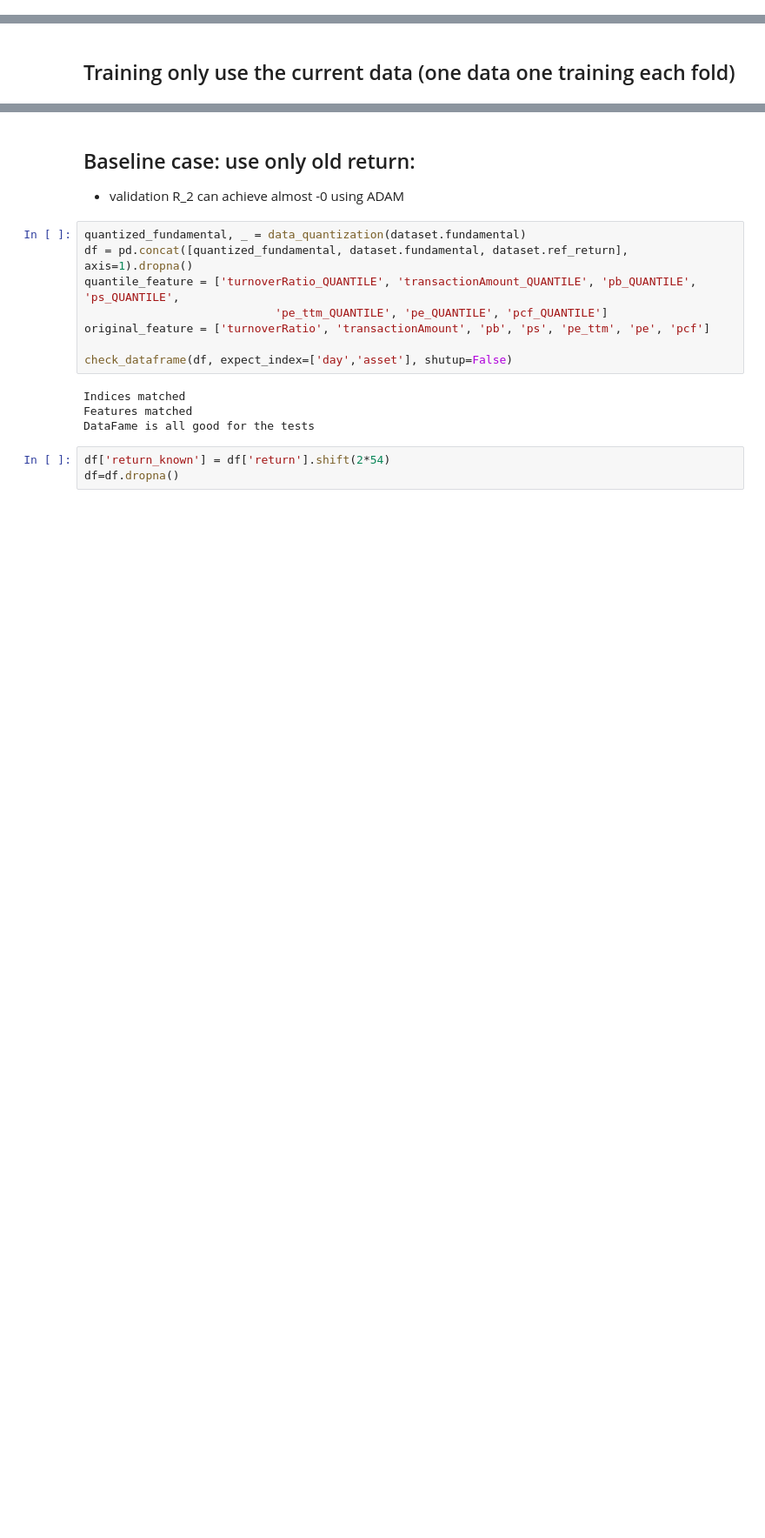
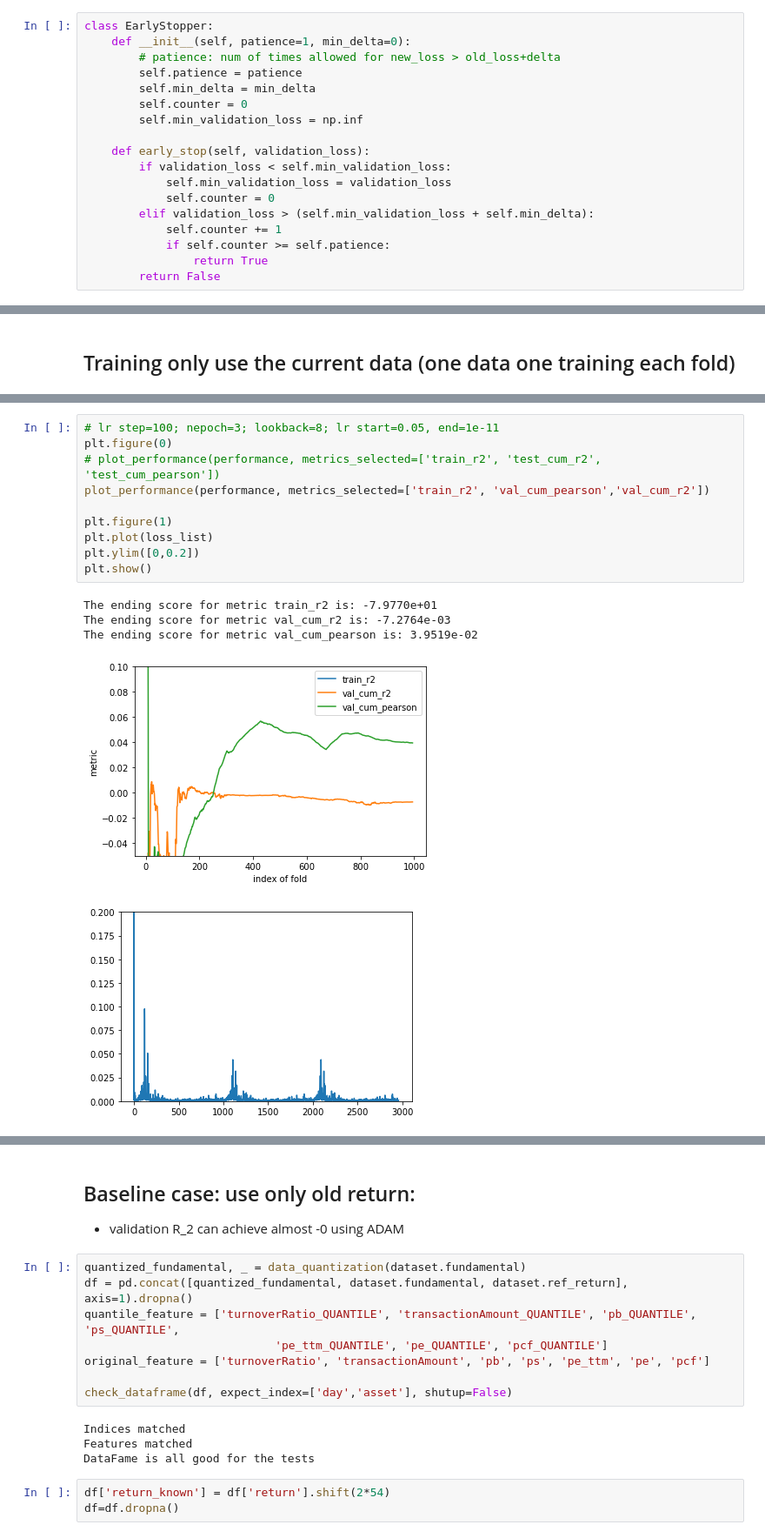
Before and after one commit to owen8877/qids-2023-comp, a Jupyter notebook: playground/shockspeare/NN_LSTM.ipynb, the cells around one changed output, grey strips where cells are left out. Shown at 87% size. Cells and saved outputs as stored; diff of their text form; blank space fills up the shorter version.

```diff
--- a/playground/shockspeare/NN_LSTM.ipynb
+++ b/playground/shockspeare/NN_LSTM.ipynb
@@ -158,3 +55,21 @@ class train_NN():
+# %%
+class EarlyStopper:
+    def __init__(self, patience=1, min_delta=0):
+        # patience: num of times allowed for new_loss > old_loss+delta
+        self.patience = patience
+        self.min_delta = min_delta
+        self.counter = 0
+        self.min_validation_loss = np.inf
+
+    def early_stop(self, validation_loss):
+        if validation_loss < self.min_validation_loss:
+            self.min_validation_loss = validation_loss
+            self.counter = 0
+        elif validation_loss > (self.min_validation_loss + self.min_delta):
+            self.counter += 1
+            if self.counter >= self.patience:
+                return True
+        return False
 # %%
 import pandas as pd
 from pipeline import Dataset, backtest
@@ -482,0 +287,16 @@ Fold [900/995], Loss: 0.0090, cum_train_r2: -0.25%
+# %%
+# lr step=100; nepoch=3; lookback=8; lr start=0.05, end=1e-11
+plt.figure(0)
+# plot_performance(performance, metrics_selected=['train_r2', 'test_cum_r2', 'test_cum_pearson'])
+plot_performance(performance, metrics_selected=['train_r2', 'val_cum_pearson','val_cum_r2'])
+
+plt.figure(1)
+plt.plot(loss_list)
+plt.ylim([0,0.2])
+plt.show()
+# %% [output]
+The ending score for metric train_r2 is: -7.9770e+01
+The ending score for metric val_cum_r2 is: -7.2764e-03
+The ending score for metric val_cum_pearson is: 3.9519e-02
+[figure, added]
+[figure, added]
```
Also changed, not shown: parts of 29 cells of this notebook.
